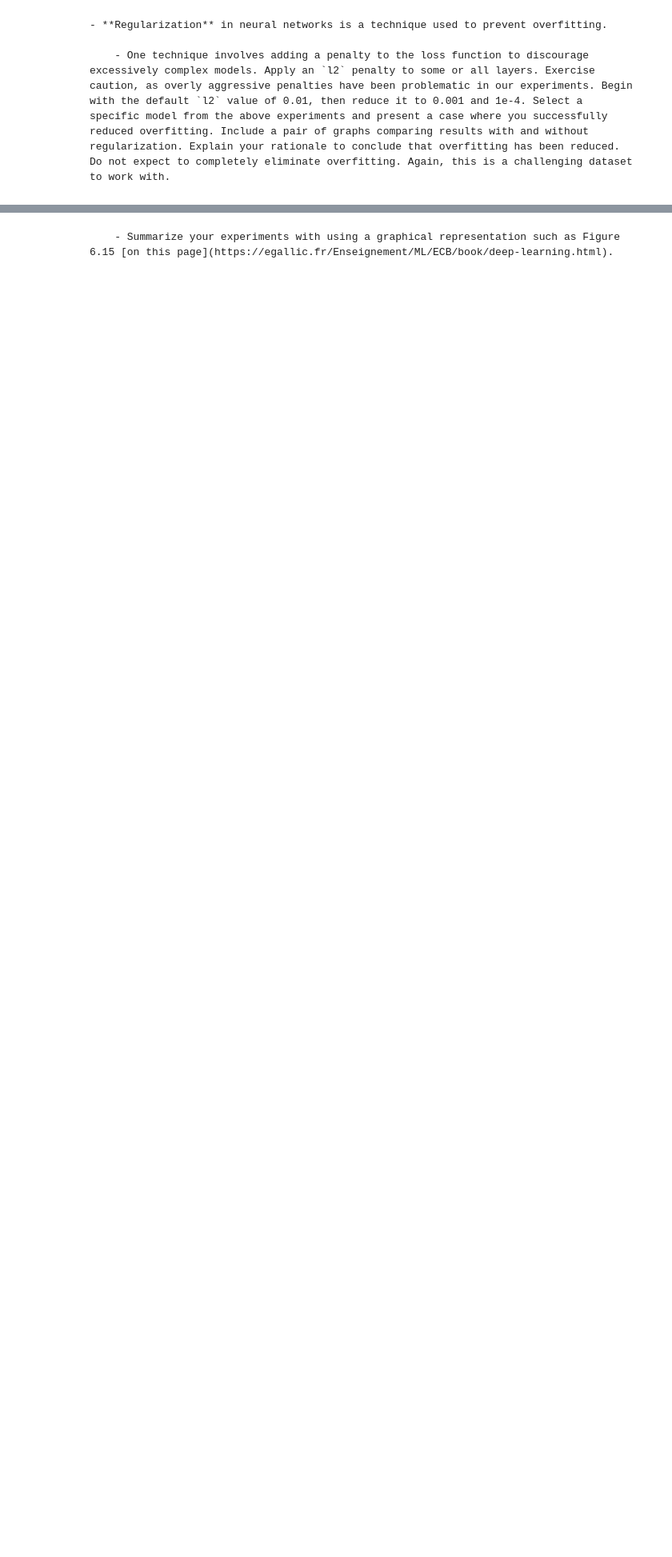
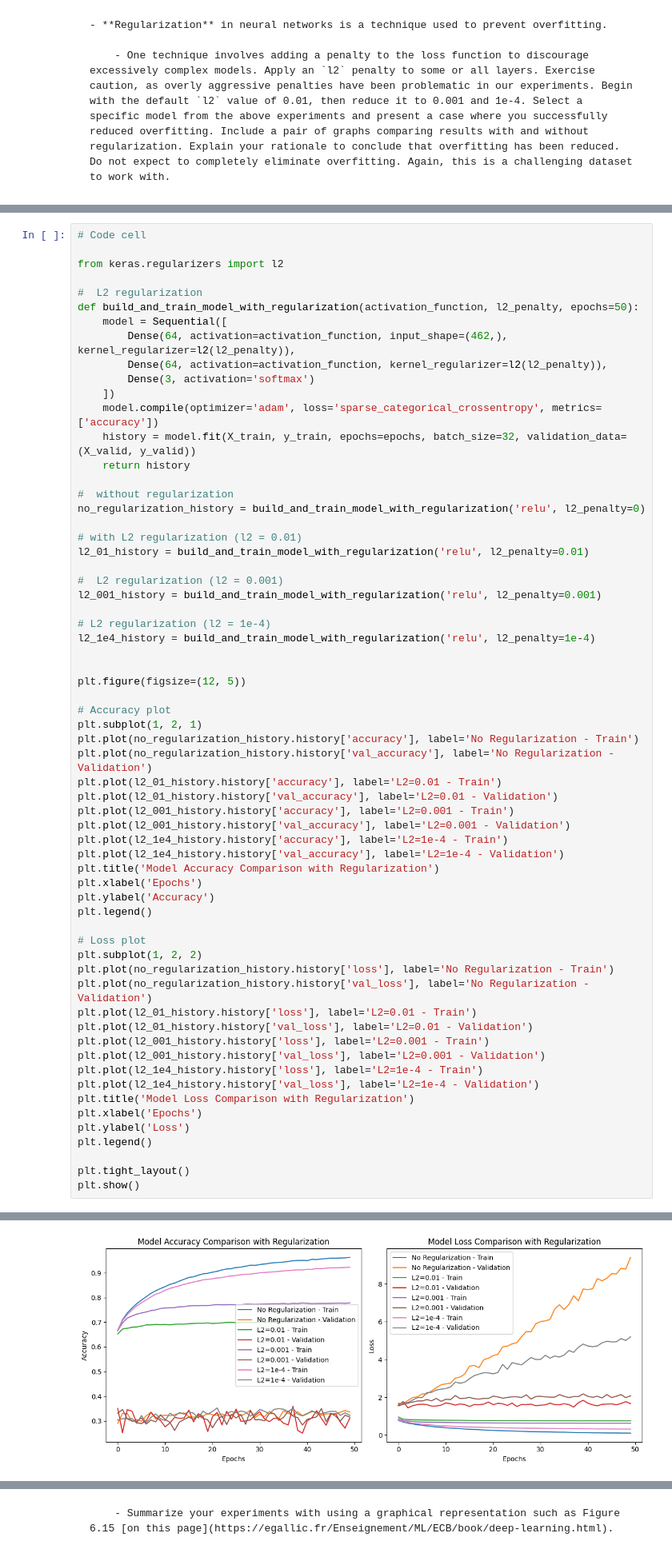
Before and after one commit to nalank1/CSI4106, a Jupyter notebook: A3/csi4106-f24-a3-template.ipynb, the cells around one changed output, grey strips where cells are left out. Shown at 80% size. Saved outputs shown, nothing was run; the diff lists cells and outputs as text; blank space fills up the shorter version.

```diff
--- a/A3/csi4106-f24-a3-template.ipynb
+++ b/A3/csi4106-f24-a3-template.ipynb
@@ -131,0 +681,64 @@ You can use this code cell for you import statements and other initializations.
+# %%
+# Code cell
+
+from keras.regularizers import l2
+
+#  L2 regularization
+def build_and_train_model_with_regularization(activation_function, l2_penalty, epochs=50):
+    model = Sequential([
+        Dense(64, activation=activation_function, input_shape=(462,), kernel_regularizer=l2(l2_penalty)),
+        Dense(64, activation=activation_function, kernel_regularizer=l2(l2_penalty)),
+        Dense(3, activation='softmax')
+    ])
+    model.compile(optimizer='adam', loss='sparse_categorical_crossentropy', metrics=['accuracy'])
+    history = model.fit(X_train, y_train, epochs=epochs, batch_size=32, validation_data=(X_valid, y_valid))
+    return history
+
+#  without regularization
+no_regularization_history = build_and_train_model_with_regularization('relu', l2_penalty=0)
+
+# with L2 regularization (l2 = 0.01)
+l2_01_history = build_and_train_model_with_regularization('relu', l2_penalty=0.01)
+
+#  L2 regularization (l2 = 0.001)
+l2_001_history = build_and_train_model_with_regularization('relu', l2_penalty=0.001)
+
+# L2 regularization (l2 = 1e-4)
+l2_1e4_history = build_and_train_model_with_regularization('relu', l2_penalty=1e-4)
+
+
+plt.figure(figsize=(12, 5))
+
+# Accuracy plot
+plt.subplot(1, 2, 1)
+plt.plot(no_regularization_history.history['accuracy'], label='No Regularization - Train')
+plt.plot(no_regularization_history.history['val_accuracy'], label='No Regularization - Validation')
+plt.plot(l2_01_history.history['accuracy'], label='L2=0.01 - Train')
+plt.plot(l2_01_history.history['val_accuracy'], label='L2=0.01 - Validation')
+plt.plot(l2_001_history.history['accuracy'], label='L2=0.001 - Train')
+plt.plot(l2_001_history.history['val_accuracy'], label='L2=0.001 - Validation')
+plt.plot(l2_1e4_history.history['accuracy'], label='L2=1e-4 - Train')
+plt.plot(l2_1e4_history.history['val_accuracy'], label='L2=1e-4 - Validation')
+plt.title('Model Accuracy Comparison with Regularization')
+plt.xlabel('Epochs')
+plt.ylabel('Accuracy')
+plt.legend()
+
+# Loss plot
+plt.subplot(1, 2, 2)
+plt.plot(no_regularization_history.history['loss'], label='No Regularization - Train')
+plt.plot(no_regularization_history.history['val_loss'], label='No Regularization - Validation')
+plt.plot(l2_01_history.history['loss'], label='L2=0.01 - Train')
+plt.plot(l2_01_history.history['val_loss'], label='L2=0.01 - Validation')
+plt.plot(l2_001_history.history['loss'], label='L2=0.001 - Train')
+plt.plot(l2_001_history.history['val_loss'], label='L2=0.001 - Validation')
+plt.plot(l2_1e4_history.history['loss'], label='L2=1e-4 - Train')
+plt.plot(l2_1e4_history.history['val_loss'], label='L2=1e-4 - Validation')
+plt.title('Model Loss Comparison with Regularization')
+plt.xlabel('Epochs')
+plt.ylabel('Loss')
+plt.legend()
+
+plt.tight_layout()
+plt.show()
+# %% [output]
@@ -132,2 +814,3 @@ You can use this code cell for you import statements and other initializations.
+[figure, added]
 # %% [markdown]
         - Dropout layers are a regularization technique in neural networks where a random subset of neurons is temporarily removed during training. This helps prevent overfitting by promoting redundancy and improving the network's ability to generalize to new data. Select a specific model from the above experiments where you have muliple layers and experiment adding one or of few dropout layers into your network. Experiment with two different rates, say 0.25 and 0.5. Document your observations.
```
Also changed, not shown: parts of 58 cells of this notebook.
